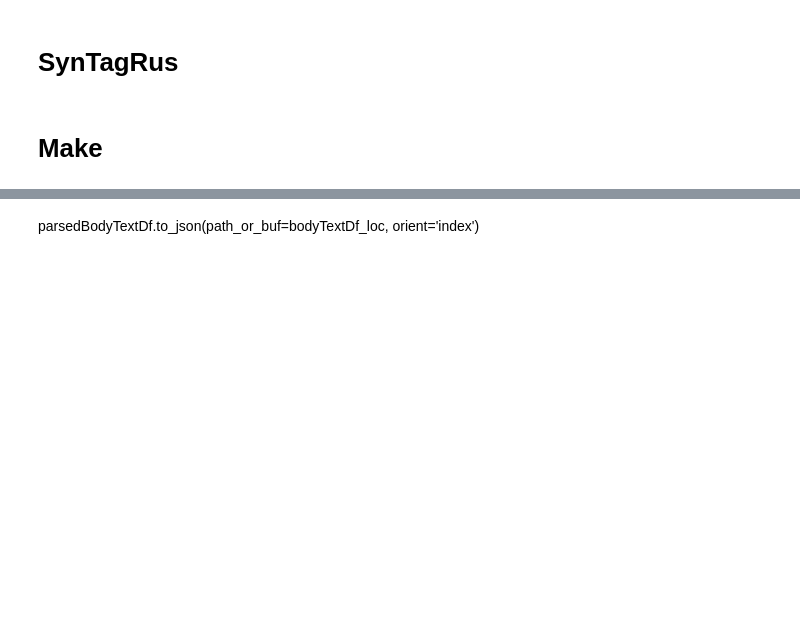
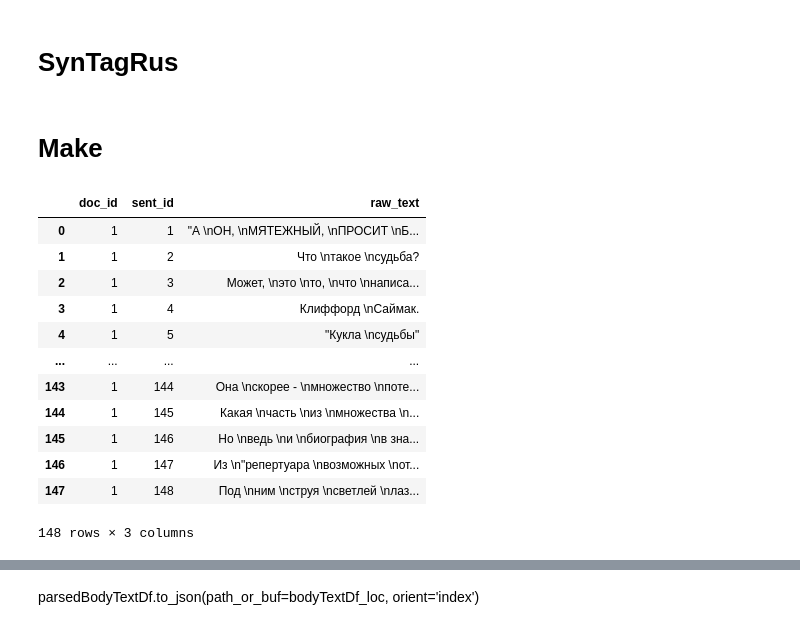
Before and after one commit to kollektivminds/alite, a Jupyter notebook: app/backend/src/alite_backend/sentences/syntagrus_parser.ipynb, the cells around one changed output, grey strips where cells are left out. Cells and saved outputs as stored; diff of their text form; code cells hidden in the pictures; blank space fills up the shorter version.

```diff
--- a/app/backend/src/alite_backend/sentences/syntagrus_parser.ipynb
+++ b/app/backend/src/alite_backend/sentences/syntagrus_parser.ipynb
@@ -326,0 +417,16 @@ file_list = list_files_recursive(corpus_location, ff=True, sort=True)
+# %%
+sentences_df
+# %% [output]
+|  | doc_id | sent_id | raw_text |
+| 0 | 1 | 1 | "А \nОН, \nМЯТЕЖНЫЙ, \nПРОСИТ \nБ... |
+| 1 | 1 | 2 | Что \nтакое \nсудьба? |
+| 2 | 1 | 3 | Может, \nэто \nто, \nчто \nнаписа... |
+| 3 | 1 | 4 | Клиффорд \nСаймак. |
+| 4 | 1 | 5 | "Кукла \nсудьбы" |
+| ... | ... | ... | ... |
+| 143 | 1 | 144 | Она \nскорее - \nмножество \nпоте... |
+| 144 | 1 | 145 | Какая \nчасть \nиз \nмножества \n... |
+| 145 | 1 | 146 | Но \nведь \nи \nбиография \nв зна... |
+| 146 | 1 | 147 | Из \n"репертуара \nвозможных \nот... |
+| 147 | 1 | 148 | Под \nним \nструя \nсветлей \nлаз... |
+148 rows × 3 columns
```
Also changed, not shown: parts of 13 cells of this notebook, 24 other files.
